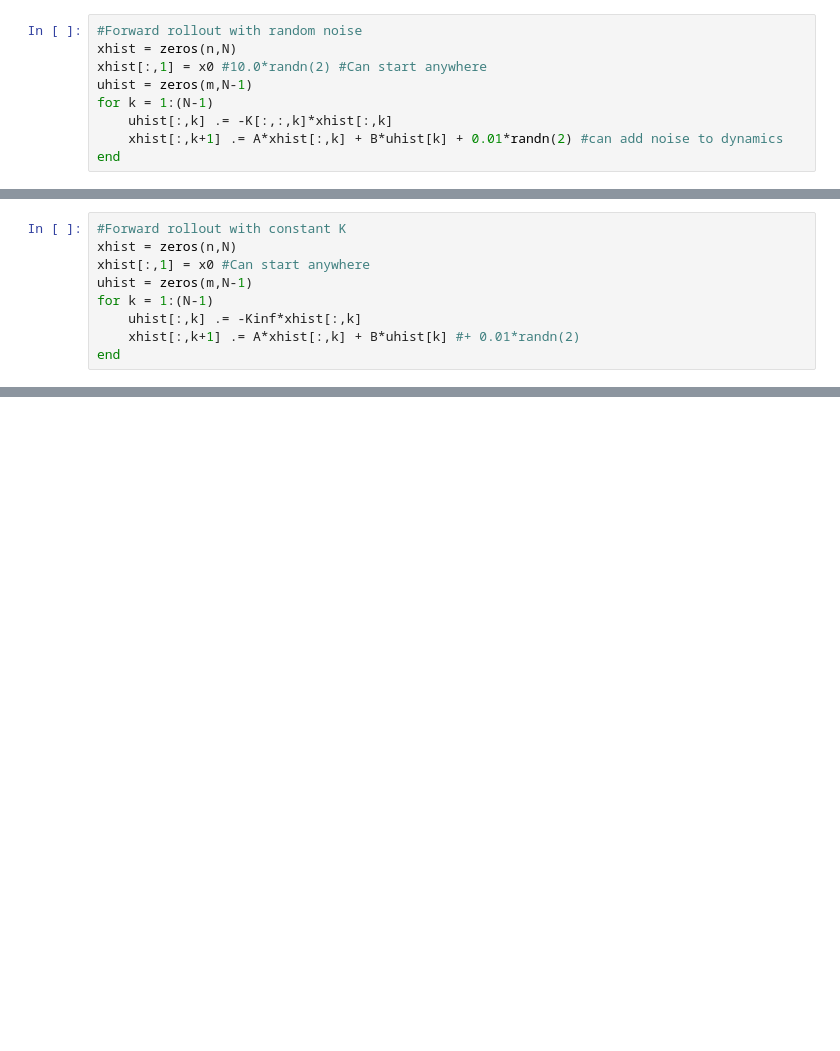
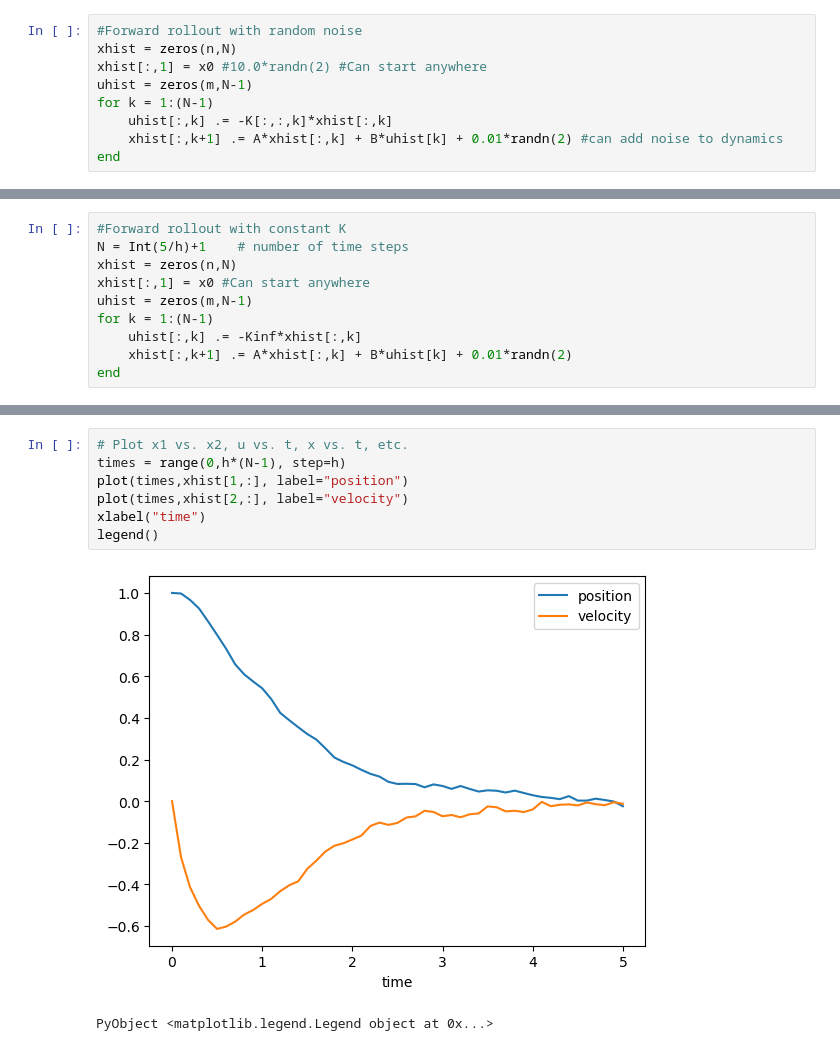
Before and after one commit to rua0ra1/cmu_optimal_control_course, a Jupyter notebook: lecturenotes/lecture_notes/Lecture 7/lqr-riccati.ipynb, the cells around one changed output, grey strips where cells are left out. Cells and saved outputs as stored; diff of their text form; blank space fills up the shorter version.

```diff
--- a/lecturenotes/lecture_notes/Lecture 7/lqr-riccati.ipynb
+++ b/lecturenotes/lecture_notes/Lecture 7/lqr-riccati.ipynb
@@ -106,11 +151,12 @@ K[:,:,1]-Kinf
 # %%
 #Forward rollout with constant K
+N = Int(5/h)+1    # number of time steps
 xhist = zeros(n,N)
 xhist[:,1] = x0 #Can start anywhere
 uhist = zeros(m,N-1)
 for k = 1:(N-1)
     uhist[:,k] .= -Kinf*xhist[:,k]
-    xhist[:,k+1] .= A*xhist[:,k] + B*uhist[k] #+ 0.01*randn(2)
+    xhist[:,k+1] .= A*xhist[:,k] + B*uhist[k] + 0.01*randn(2)
 end
 # %%
 #Closed-loop Eigenvalues
@@ -117,0 +168,10 @@ eigvals(A-B*Kinf)
+# %%
+# Plot x1 vs. x2, u vs. t, x vs. t, etc.
+times = range(0,h*(N-1), step=h)
+plot(times,xhist[1,:], label="position")
+plot(times,xhist[2,:], label="velocity")
+xlabel("time")
+legend()
+# %% [output]
+[figure, added]
+PyObject <matplotlib.legend.Legend object at 0x...>
```
Also changed, not shown: parts of 12 cells of this notebook, 2 other files.
